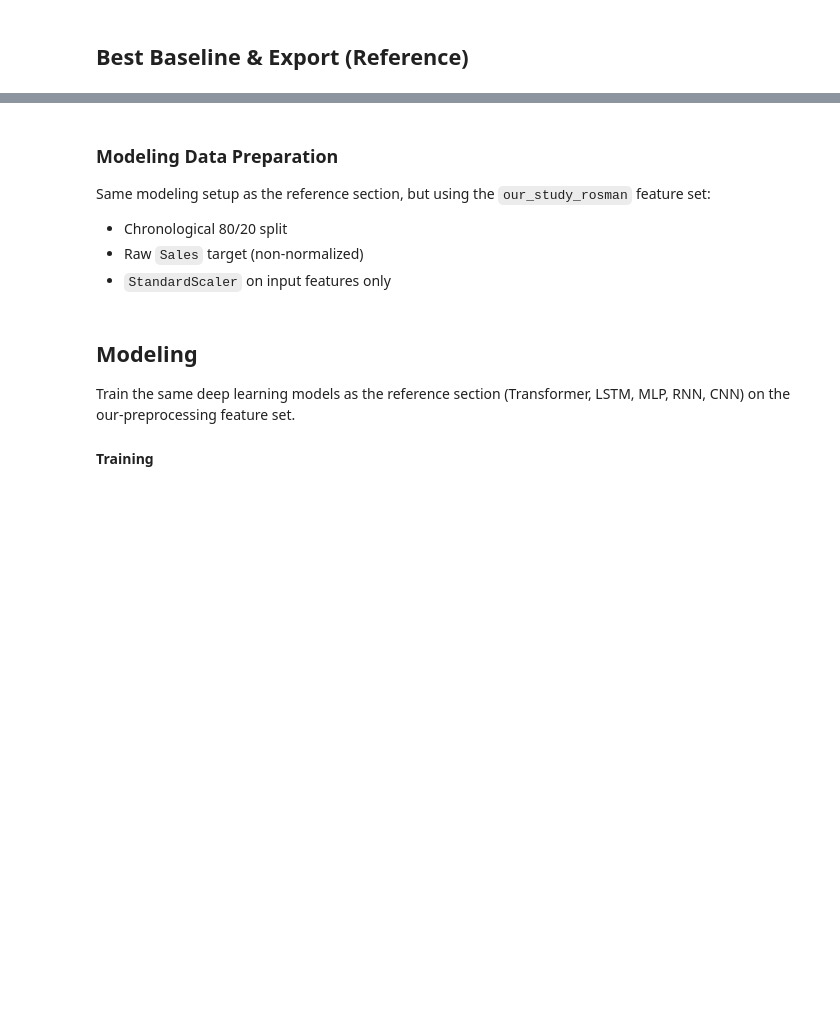
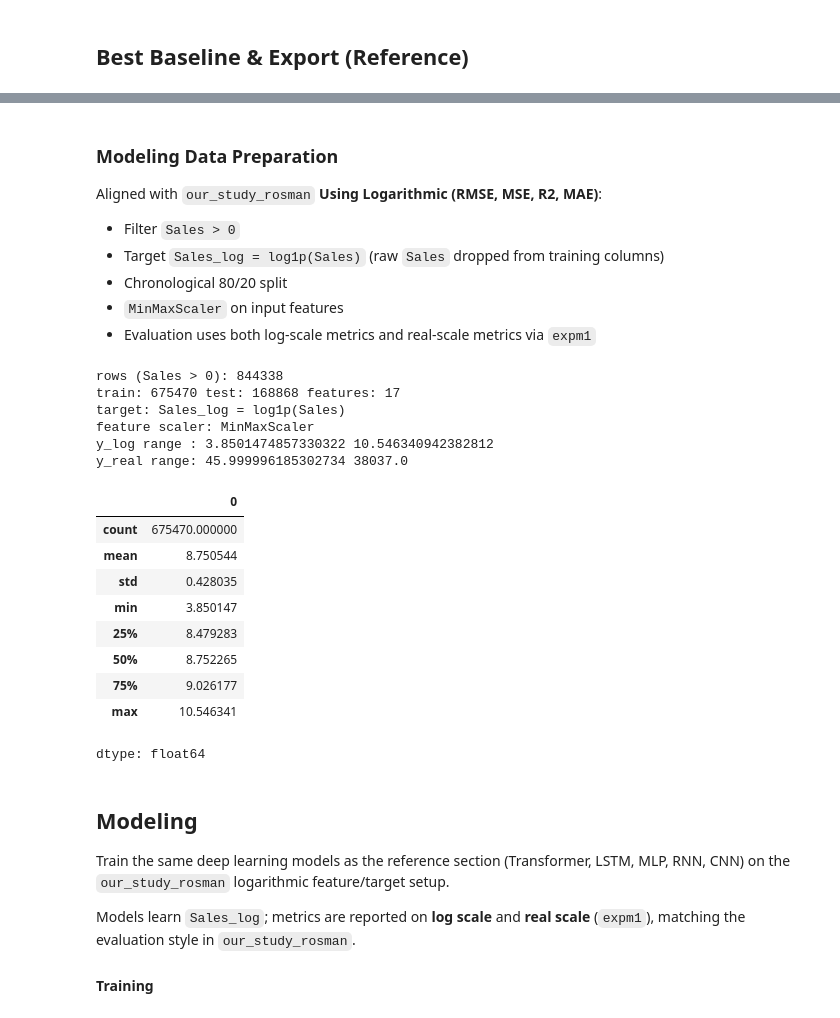
Before and after one commit to wahyuramadhandotcom/A-Hybrid-forecasting-model, a Jupyter notebook: notebooks/diamantini_2024_rossmann.ipynb, the cells around one changed output, grey strips where cells are left out. Saved outputs shown, nothing was run; the diff lists cells and outputs as text; code cells hidden in the pictures; blank space fills up the shorter version.

```diff
--- a/notebooks/diamantini_2024_rossmann.ipynb
+++ b/notebooks/diamantini_2024_rossmann.ipynb
@@ -642,55 +771,82 @@ series.head()
 # %% [markdown]
 ### Modeling Data Preparation
 
-Same modeling setup as the reference section, but using the `our_study_rosman` feature set:
+Aligned with `our_study_rosman` **Using Logarithmic (RMSE, MSE, R2, MAE)**:
+- Filter `Sales > 0`
+- Target `Sales_log = log1p(Sales)` (raw `Sales` dropped from training columns)
 - Chronological 80/20 split
-- Raw `Sales` target (non-normalized)
-- `StandardScaler` on input features only
+- `MinMaxScaler` on input features
+- Evaluation uses both log-scale metrics and real-scale metrics via `expm1`
 # %%
-POSITIVE_SALES_ONLY_OUR = False
+# our_study_rosman — Using Logarithmic protocol (models remain Diamantini DL)
 MAX_ROWS_OUR = None
 TEST_SIZE_OUR = 0.20
 
-df_our = series.copy()
-if POSITIVE_SALES_ONLY_OUR:
-    df_our = df_our[df_our['Sales'] > 0].copy()
+data_to_transform = series[series['Sales'] > 0].copy()
+data_to_transform['Sales_log'] = np.log1p(data_to_transform['Sales'])
+data_to_train = data_to_transform.drop(columns=['Sales']).copy()
+
 if MAX_ROWS_OUR is not None:
-    df_our = df_our.tail(MAX_ROWS_OUR).copy()
+    data_to_train = data_to_train.tail(MAX_ROWS_OUR).copy()
 
-n_train_our = int(len(df_our) * (1 - TEST_SIZE_OUR))
-train_df_our = df_our.iloc[:n_train_our].copy()
-test_df_our = df_our.iloc[n_train_our:].copy()
+n_train_our = int(len(data_to_train) * (1 - TEST_SIZE_OUR))
+train_df_our = data_to_train.iloc[:n_train_our].copy()
+test_df_our = data_to_train.iloc[n_train_our:].copy()
 
-target_col_our = 'Sales'
+target_col_our = 'Sales_log'
 feature_cols_our = [c for c in train_df_our.columns if c not in [target_col_our, 'Date']]
 
 X_train_raw_our = train_df_our[feature_cols_our].to_numpy(dtype=np.float32)
 y_train_our = train_df_our[target_col_our].to_numpy(dtype=np.float32)
 X_test_raw_our = test_df_our[feature_cols_our].to_numpy(dtype=np.float32)
 y_test_our = test_df_our[target_col_our].to_numpy(dtype=np.float32)
+y_test_our_real = np.expm1(y_test_our).astype(np.float32)
 
-scaler_our = StandardScaler()
+scaler_our = MinMaxScaler()
 X_train_our = scaler_our.fit_transform(X_train_raw_our).astype(np.float32)
 X_test_our = scaler_our.transform(X_test_raw_our).astype(np.float32)
 
 X_train_our = np.nan_to_num(X_train_our, nan=0.0, posinf=0.0, neginf=0.0).astype(np.float32)
 X_test_our = np.nan_to_num(X_test_our, nan=0.0, posinf=0.0, neginf=0.0).astype(np.float32)
 y_train_our = np.nan_to_num(y_train_our, nan=0.0, posinf=0.0, neginf=0.0).astype(np.float32)
 y_test_our = np.nan_to_num(y_test_our, nan=0.0, posinf=0.0, neginf=0.0).astype(np.float32)
+y_test_our_real = np.nan_to_num(y_test_our_real, nan=0.0, posinf=0.0, neginf=0.0).astype(np.float32)
 
 assert np.isfinite(X_train_our).all(), 'X_train_our contains NaN/Inf'
 assert np.isfinite(X_test_our).all(), 'X_test_our contains NaN/Inf'
 assert np.isfinite(y_train_our).all(), 'y_train_our contains NaN/Inf'
 assert np.isfinite(y_test_our).all(), 'y_test_our contains NaN/Inf'
 
-print('rows:', len(df_our))
+print('rows (Sales > 0):', len(data_to_train))
 print('train:', len(train_df_our), 'test:', len(test_df_our), 'features:', len(feature_cols_our))
-print('target normalized:', False)
+print('target: Sales_log = log1p(Sales)')
+print('feature scaler: MinMaxScaler')
+print('y_log range :', float(y_train_our.min()), float(y_train_our.max()))
+print('y_real range:', float(np.expm1(y_train_our).min()), float(np.expm1(y_train_our).max()))
 pd.Series(y_train_our).describe()
+# %% [output]
+rows (Sales > 0): 844338
+train: 675470 test: 168868 features: 17
+target: Sales_log = log1p(Sales)
+feature scaler: MinMaxScaler
+y_log range : 3.8501474857330322 10.546340942382812
+y_real range: 45.999996185302734 38037.0
+|  | 0 |
+| count | 675470.000000 |
+| mean | 8.750544 |
+| std | 0.428035 |
+| min | 3.850147 |
+| 25% | 8.479283 |
+| 50% | 8.752265 |
+| 75% | 9.026177 |
+| max | 10.546341 |
+dtype: float64
 # %% [markdown]
 ## Modeling
 
-Train the same deep learning models as the reference section (Transformer, LSTM, MLP, RNN, CNN) on the our-preprocessing feature set.
+Train the same deep learning models as the reference section (Transformer, LSTM, MLP, RNN, CNN) on the `our_study_rosman` logarithmic feature/target setup.
+
+Models learn `Sales_log`; metrics are reported on **log scale** and **real scale** (`expm1`), matching the evaluation style in `our_study_rosman`.
 
 #### Training
 # %%
```
Also changed, not shown: parts of 18 cells of this notebook.
